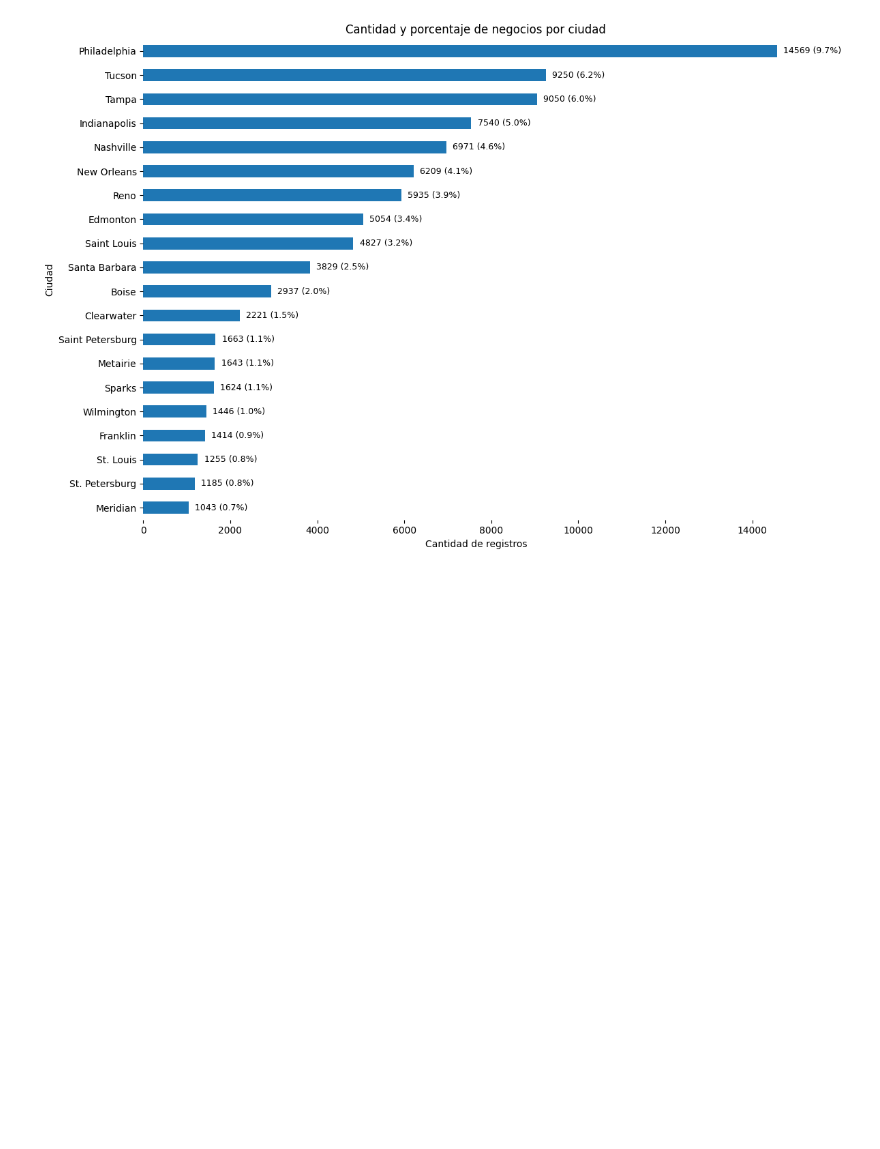
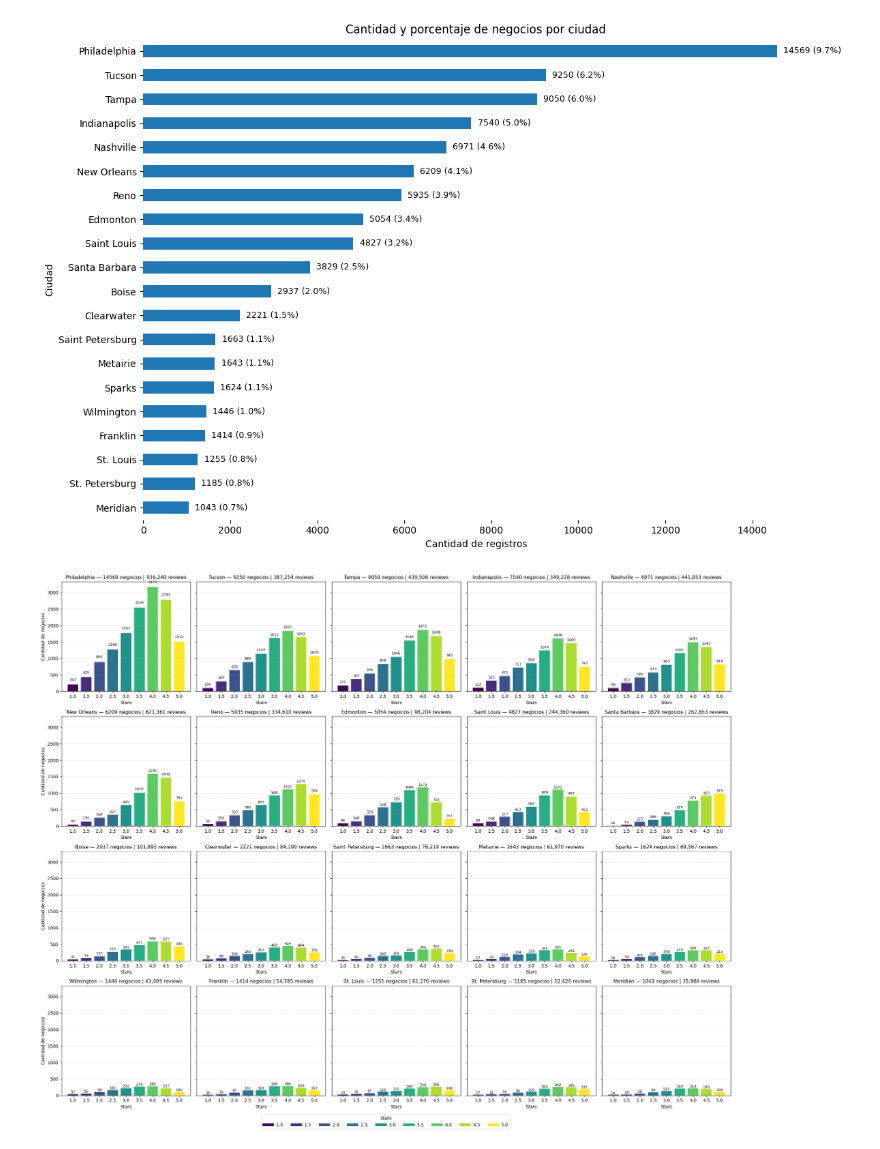
Before and after one commit to FranMoscato/tp_yelp, a Jupyter notebook: undersampling.ipynb, the cells around one changed output. Cells and saved outputs as stored; diff of their text form; code cells hidden in the pictures; blank space fills up the shorter version.

Commit message:
Refine city star breakdown visuals

```diff
--- a/undersampling.ipynb
+++ b/undersampling.ipynb
@@ -59,3 +59,52 @@ plt.tight_layout()
 plt.show()
 # %% [output]
 [figure]
+# %%
+# Negocios por ciudad: top 20 ciudades desagregadas por estrellas
+top_n = 20
+city_counts = df_business['city'].value_counts()
+top_cities = city_counts.head(top_n).index
+
+subset = df_business[df_business['city'].isin(top_cities)]
+city_star_counts = subset.groupby(['city', 'stars']).size().unstack(fill_value=0)
+city_star_counts = city_star_counts.reindex(columns=sorted(city_star_counts.columns))
+city_star_counts = city_star_counts.reindex(top_cities)
+
+city_review_counts = subset.groupby('city')['review_count'].sum().reindex(top_cities).fillna(0)
+city_totals = city_star_counts.sum(axis=1)
+
+rows, cols = 4, 5
+fig, axes = plt.subplots(rows, cols, figsize=(22, 18), sharey=True)
+axes = axes.flatten()
+cmap = plt.cm.get_cmap('viridis', city_star_counts.shape[1])
+star_labels = [str(s) for s in city_star_counts.columns]
+
+for idx, city in enumerate(top_cities):
+    ax = axes[idx]
+    counts = city_star_counts.loc[city]
+    colors = [cmap(i) for i in range(len(counts))]
+    bars = ax.bar(star_labels, counts.values, color=colors)
+
+    total_reviews = city_review_counts.loc[city]
+    total_businesses = city_totals.loc[city]
+    ax.set_title(f'{city} — {total_businesses:.0f} negocios | {total_reviews:,.0f} reviews', fontsize=11)
+    ax.set_xlabel('Stars')
+    if idx % cols == 0:
+        ax.set_ylabel('Cantidad de negocios')
+
+    max_height = counts.max() or 1
+    for bar, value in zip(bars, counts.values):
+        ax.text(bar.get_x() + bar.get_width() / 2, value + max_height * 0.03, f'{value:.0f}', ha='center', va='bottom', fontsize=8)
+
+    ax.grid(axis='y', linestyle='--', alpha=0.3)
+
+for ax in axes[len(top_cities):]:
+    ax.axis('off')
+
+handles = [plt.Line2D([0], [0], color=cmap(i), lw=6) for i in range(len(star_labels))]
+fig.legend(handles, star_labels, title='Stars', loc='lower center', ncol=len(star_labels), bbox_to_anchor=(0.5, 0.02))
+
+plt.tight_layout(rect=[0, 0.05, 1, 1])
+plt.show()
+# %% [output]
+[figure, added]
```
Also changed, not shown: parts of 1 cell of this notebook.
